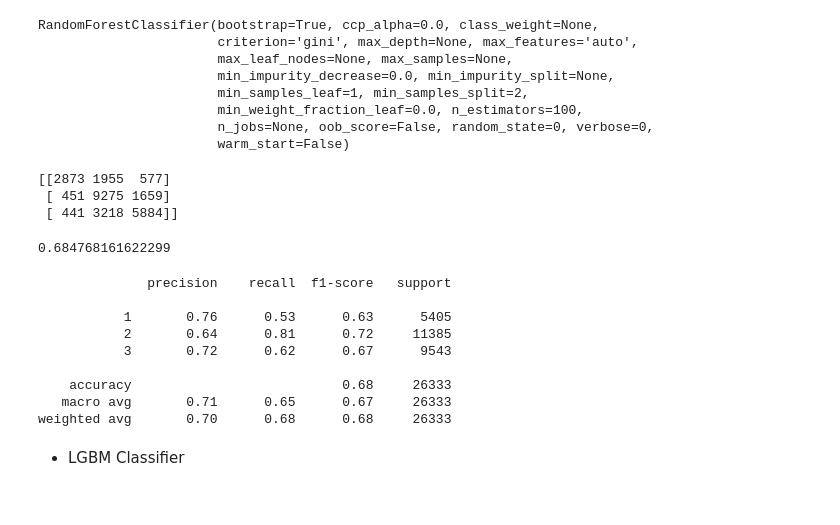
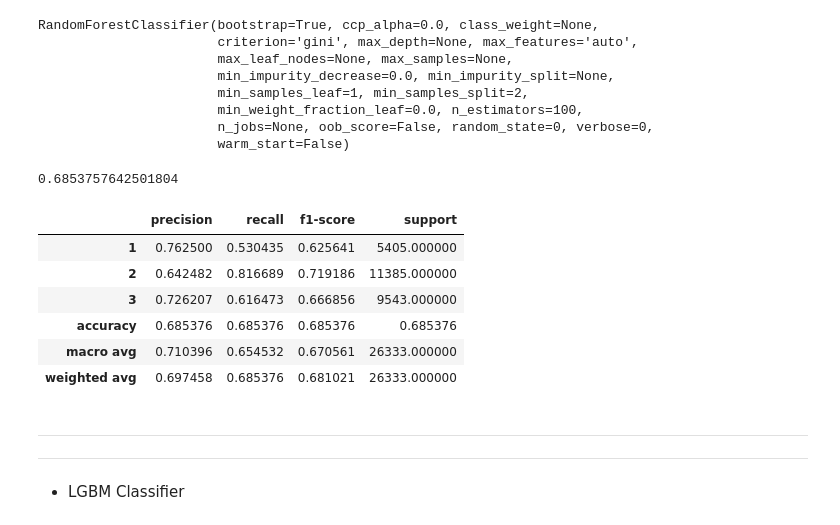
Before and after one commit to TutiAmalia/Klasifikasi-Gambar-, a Jupyter notebook: PredictiveAnalytics.ipynb, the cells around one changed output. Cells and saved outputs as stored; diff of their text form; code cells hidden in the pictures.

```diff
--- a/PredictiveAnalytics.ipynb
+++ b/PredictiveAnalytics.ipynb
@@ -547,10 +522,4 @@ RandomForestClassifier(bootstrap=True, ccp_alpha=0.0, class_weight=None,
                        n_jobs=None, oob_score=False, random_state=0, verbose=0,
                        warm_start=False)
 # %%
-Y_pred3 = model_random.predict(X_test)
-
-print(confusion_matrix(y_test, Y_pred3))
+y_pred1 = model_random.predict(X_test)
-# %% [output]
-[[2873 1955  577]
- [ 451 9275 1659]
- [ 441 3218 5884]]
@@ -557,19 +528,27 @@ print(confusion_matrix(y_test, Y_pred3))
 # %%
-print(accuracy_score(y_test, Y_pred3))
+print(accuracy_score(y_test, y_pred1))
 # %% [output]
-0.684768161622299
+0.6853757642501804
-# %%
-print(classification_report(y_test, Y_pred3))
-# %% [output]
-              precision    recall  f1-score   support
-
-           1       0.76      0.53      0.63      5405
-           2       0.64      0.81      0.72     11385
-           3       0.72      0.62      0.67      9543
-
-    accuracy                           0.68     26333
-   macro avg       0.71      0.65      0.67     26333
-weighted avg       0.70      0.68      0.68     26333
+# %%
+# Laporan hasil klasifikasi model baseline
+report1 = classification_report(y_test, y_pred1, output_dict=True, target_names=['1','2', '3'])
+pd.DataFrame(report1).transpose()
+# %% [output]
+|  | precision | recall | f1-score | support |
+| 1 | 0.762500 | 0.530435 | 0.625641 | 5405.000000 |
+| 2 | 0.642482 | 0.816689 | 0.719186 | 11385.000000 |
+| 3 | 0.726207 | 0.616473 | 0.666856 | 9543.000000 |
+| accuracy | 0.685376 | 0.685376 | 0.685376 | 0.685376 |
+| macro avg | 0.710396 | 0.654532 | 0.670561 | 26333.000000 |
+| weighted avg | 0.697458 | 0.685376 | 0.681021 | 26333.000000 |
+# %% [markdown]
+
+
+---
+
+
+
+---
 # %% [markdown]
 - LGBM Classifier
 # %%
```
Also changed, not shown: parts of 72 cells of this notebook.
